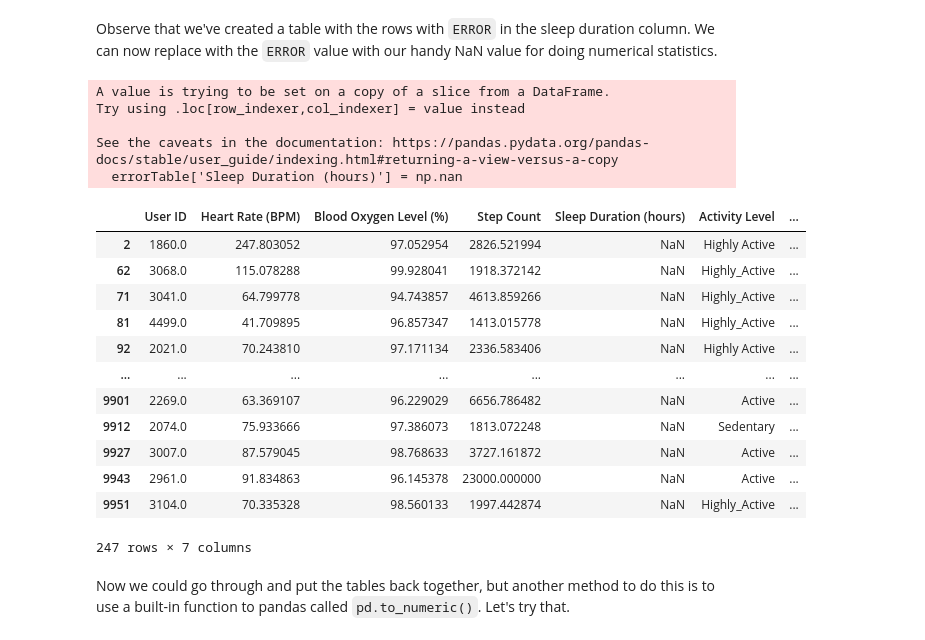
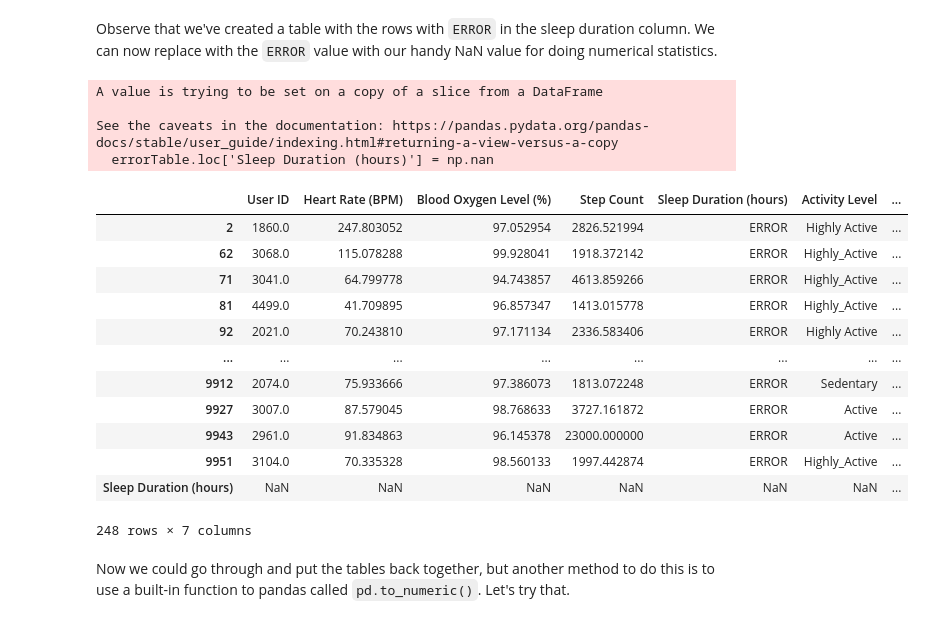
Before and after one commit to BMC-Intersectional-Data-Feminism/exercise-2-data-cleaning-and-analysis-fionayr, a Jupyter notebook: exercise2.ipynb, the cells around one changed output. Drawn from its saved outputs; the diff is of its cells as text; code cells hidden in the pictures.

```diff
--- a/exercise2.ipynb
+++ b/exercise2.ipynb
@@ -375,28 +365,27 @@ errorTable
 # %% [markdown]
 Observe that we've created a table with the rows with `ERROR` in the sleep duration column. We can now replace with the `ERROR` value with our handy NaN value for doing numerical statistics.
 # %%
-errorTable['Sleep Duration (hours)'] = np.nan
+errorTable.loc['Sleep Duration (hours)'] = np.nan
 
 errorTable
 # %% [output]
-A value is trying to be set on a copy of a slice from a DataFrame.
-Try using .loc[row_indexer,col_indexer] = value instead
+A value is trying to be set on a copy of a slice from a DataFrame
 
 See the caveats in the documentation: https://pandas.pydata.org/pandas-docs/stable/user_guide/indexing.html#returning-a-view-versus-a-copy
-  errorTable['Sleep Duration (hours)'] = np.nan
+  errorTable.loc['Sleep Duration (hours)'] = np.nan
 |  | User ID | Heart Rate (BPM) | Blood Oxygen Level (%) | Step Count | Sleep Duration (hours) | Activity Level | ... |
-| 2 | 1860.0 | 247.803052 | 97.052954 | 2826.521994 | NaN | Highly Active | ... |
-| 62 | 3068.0 | 115.078288 | 99.928041 | 1918.372142 | NaN | Highly_Active | ... |
-| 71 | 3041.0 | 64.799778 | 94.743857 | 4613.859266 | NaN | Highly_Active | ... |
-| 81 | 4499.0 | 41.709895 | 96.857347 | 1413.015778 | NaN | Highly_Active | ... |
-| 92 | 2021.0 | 70.243810 | 97.171134 | 2336.583406 | NaN | Highly Active | ... |
+| 2 | 1860.0 | 247.803052 | 97.052954 | 2826.521994 | ERROR | Highly Active | ... |
+| 62 | 3068.0 | 115.078288 | 99.928041 | 1918.372142 | ERROR | Highly_Active | ... |
+| 71 | 3041.0 | 64.799778 | 94.743857 | 4613.859266 | ERROR | Highly_Active | ... |
+| 81 | 4499.0 | 41.709895 | 96.857347 | 1413.015778 | ERROR | Highly_Active | ... |
+| 92 | 2021.0 | 70.243810 | 97.171134 | 2336.583406 | ERROR | Highly Active | ... |
 | ... | ... | ... | ... | ... | ... | ... | ... |
-| 9901 | 2269.0 | 63.369107 | 96.229029 | 6656.786482 | NaN | Active | ... |
-| 9912 | 2074.0 | 75.933666 | 97.386073 | 1813.072248 | NaN | Sedentary | ... |
-| 9927 | 3007.0 | 87.579045 | 98.768633 | 3727.161872 | NaN | Active | ... |
-| 9943 | 2961.0 | 91.834863 | 96.145378 | 23000.000000 | NaN | Active | ... |
-| 9951 | 3104.0 | 70.335328 | 98.560133 | 1997.442874 | NaN | Highly_Active | ... |
+| 9912 | 2074.0 | 75.933666 | 97.386073 | 1813.072248 | ERROR | Sedentary | ... |
+| 9927 | 3007.0 | 87.579045 | 98.768633 | 3727.161872 | ERROR | Active | ... |
+| 9943 | 2961.0 | 91.834863 | 96.145378 | 23000.000000 | ERROR | Active | ... |
+| 9951 | 3104.0 | 70.335328 | 98.560133 | 1997.442874 | ERROR | Highly_Active | ... |
+| Sleep Duration (hours) | NaN | NaN | NaN | NaN | NaN | NaN | ... |
-247 rows × 7 columns
+248 rows × 7 columns
 # %% [markdown]
 Now we could go through and put the tables back together, but another method to do this is to use a built-in function to pandas called `pd.to_numeric()`. Let's try that.
 # %%
```
Also changed, not shown: parts of 2 cells of this notebook, 1 other file.
